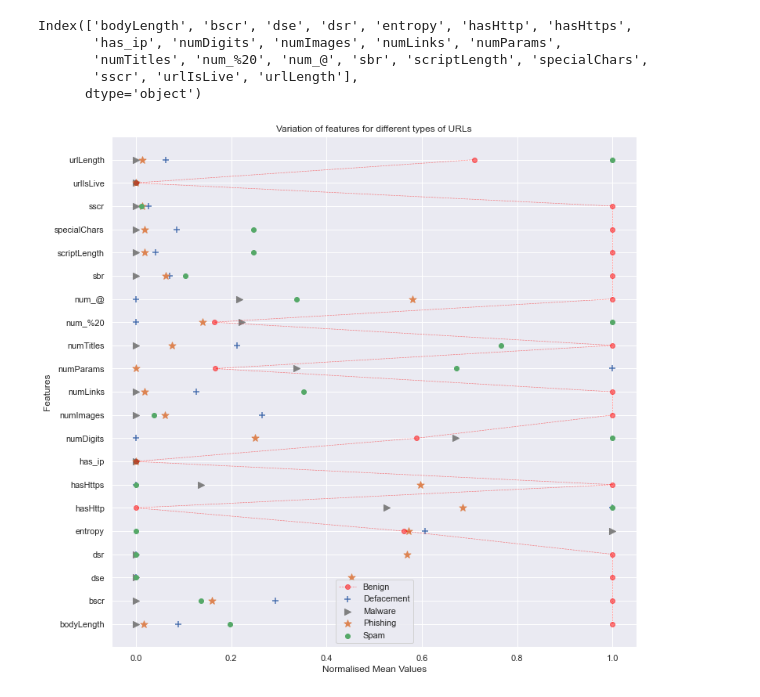
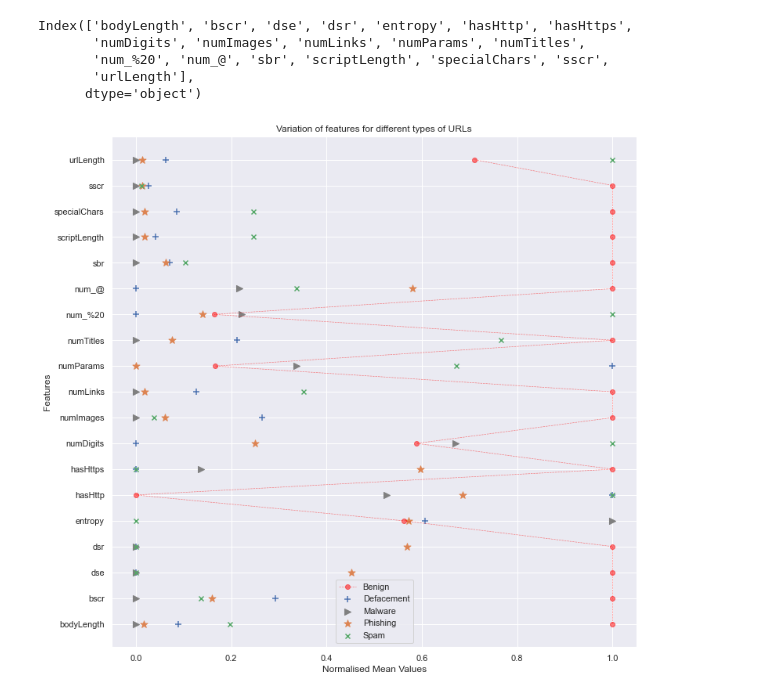
Before and after one commit to Rohith-2/url_classification_dl, a Jupyter notebook: Notebook/DataProcessing.ipynb, the cells around one changed output. Saved outputs shown, nothing was run; the diff lists cells and outputs as text; code cells hidden in the pictures.

```diff
--- a/Notebook/DataProcessing.ipynb
+++ b/Notebook/DataProcessing.ipynb
@@ -12,6 +12,8 @@ os.chdir("FinalDataset")
 # %%
 data = pd.read_csv("feature.csv", index_col=False,low_memory=False)
 data.drop(columns='Unnamed: 0',inplace=True)
+data.drop(columns='has_ip',inplace=True)
+data.drop(columns='urlIsLive',inplace=True)
 # %%
 data.replace('Benign_list_big_final',"Benign",inplace=True)
 data.replace('DefacementSitesURLFiltered',"Defacement",inplace=True)
@@ -59,25 +59,25 @@ col = data.columns[1:]
 col
 # %% [output]
 Index(['bodyLength', 'bscr', 'dse', 'dsr', 'entropy', 'hasHttp', 'hasHttps',
-       'has_ip', 'numDigits', 'numImages', 'numLinks', 'numParams',
-       'numTitles', 'num_%20', 'num_@', 'sbr', 'scriptLength', 'specialChars',
-       'sscr', 'urlIsLive', 'urlLength'],
+       'numDigits', 'numImages', 'numLinks', 'numParams', 'numTitles',
+       'num_%20', 'num_@', 'sbr', 'scriptLength', 'specialChars', 'sscr',
+       'urlLength'],
       dtype='object')
 # %%
 plt.figure(figsize=(12,12))
 plt.plot(ben,col, color='red', marker='o',linewidth=0.65,linestyle="--",alpha=0.5)
 plt.scatter(defa,col, marker='+',s=80)
 plt.scatter(mal,col, color='grey',marker='>',s=65)
 plt.scatter(phis,col, marker='*',s=90)
-plt.scatter(spam,col, marker='o')
+plt.scatter(spam,col, marker='x')
 plt.legend(['Benign', 'Defacement', 'Malware', 'Phishing', 'Spam'])
 plt.title("Variation of features for different types of URLs")
 plt.ylabel("Features")
 plt.xlabel("Normalised Mean Values")
 plt.savefig('Feature_Plot.png')
 plt.show()
 # %% [output]
-[figure, old version]
+[figure, new version]
 # %%
 objects = [i for i in data.columns if 'object' in str(data.dtypes[i])]
 booleans = [i for i in data.columns if 'bool' in str(data.dtypes[i])]
```
Also changed, not shown: parts of 4 cells of this notebook.
